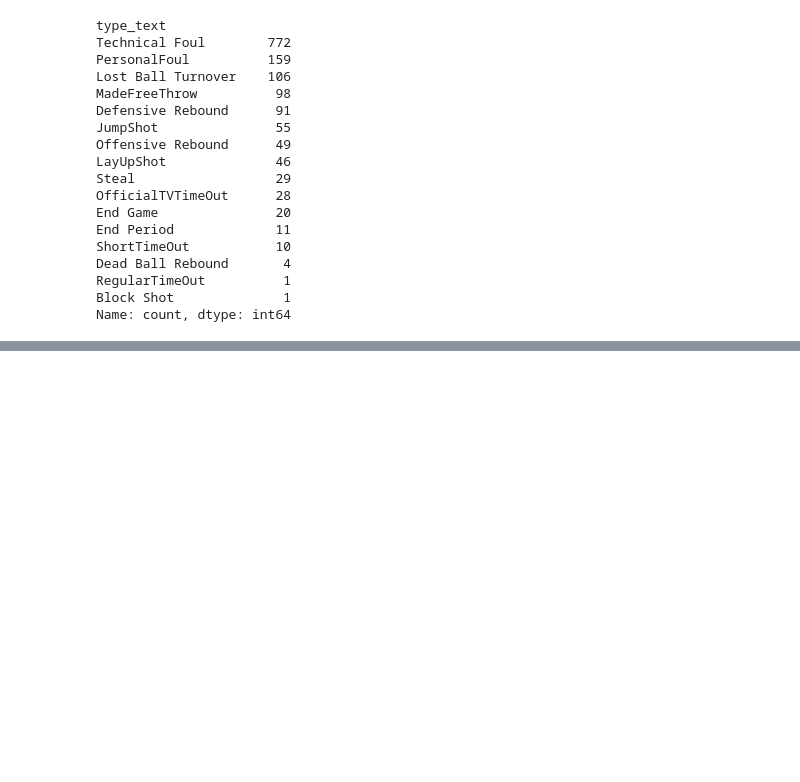
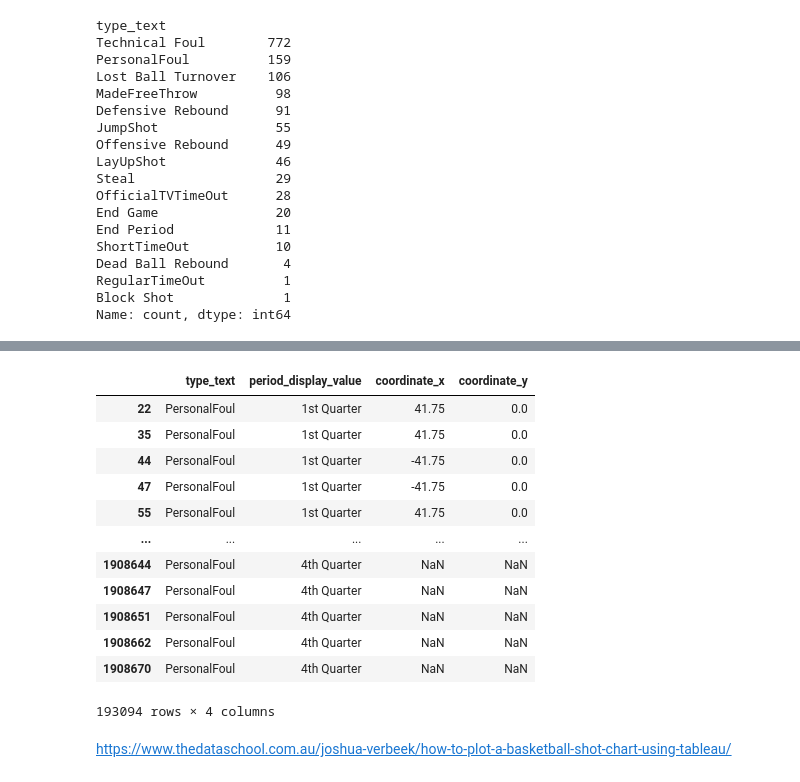
Before and after one commit to aimeejohnson/ncaa-basketball-capstone, a Jupyter notebook: notebooks/foul_analysis.ipynb, the cells around one changed output, grey strips where cells are left out. Cells and saved outputs as stored; diff of their text form; code cells hidden in the pictures; blank space fills up the shorter version.

```diff
--- a/notebooks/foul_analysis.ipynb
+++ b/notebooks/foul_analysis.ipynb
@@ -239,0 +314,16 @@ Name: count, dtype: int64
+# %%
+ncaa_fouls[['type_text','period_display_value','coordinate_x', 'coordinate_y']]
+# %% [output]
+|  | type_text | period_display_value | coordinate_x | coordinate_y |
+| 22 | PersonalFoul | 1st Quarter | 41.75 | 0.0 |
+| 35 | PersonalFoul | 1st Quarter | 41.75 | 0.0 |
+| 44 | PersonalFoul | 1st Quarter | -41.75 | 0.0 |
+| 47 | PersonalFoul | 1st Quarter | -41.75 | 0.0 |
+| 55 | PersonalFoul | 1st Quarter | 41.75 | 0.0 |
+| ... | ... | ... | ... | ... |
+| 1908644 | PersonalFoul | 4th Quarter | NaN | NaN |
+| 1908647 | PersonalFoul | 4th Quarter | NaN | NaN |
+| 1908651 | PersonalFoul | 4th Quarter | NaN | NaN |
+| 1908662 | PersonalFoul | 4th Quarter | NaN | NaN |
+| 1908670 | PersonalFoul | 4th Quarter | NaN | NaN |
+193094 rows × 4 columns
@@ -239,0 +332,2 @@ Name: count, dtype: int64
+# %% [markdown]
+https://www.thedataschool.com.au/joshua-verbeek/how-to-plot-a-basketball-shot-chart-using-tableau/
```
Also changed, not shown: parts of 5 cells of this notebook.
